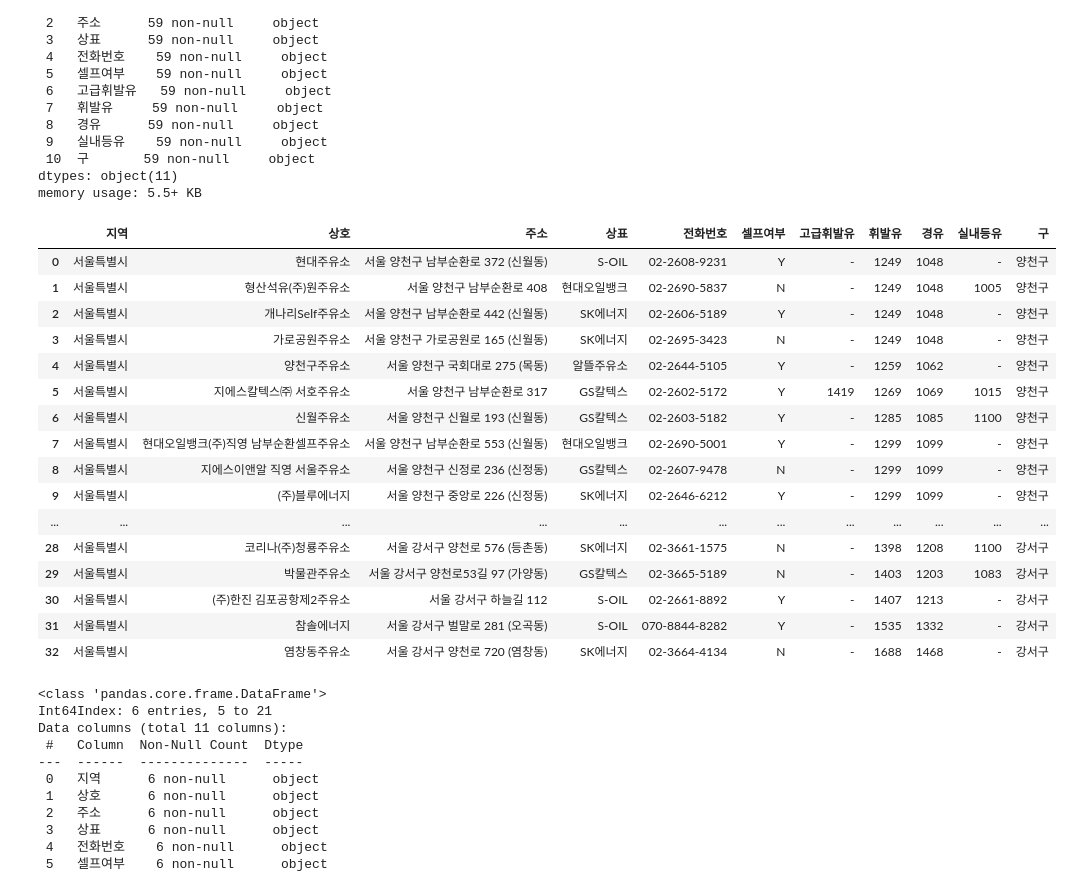
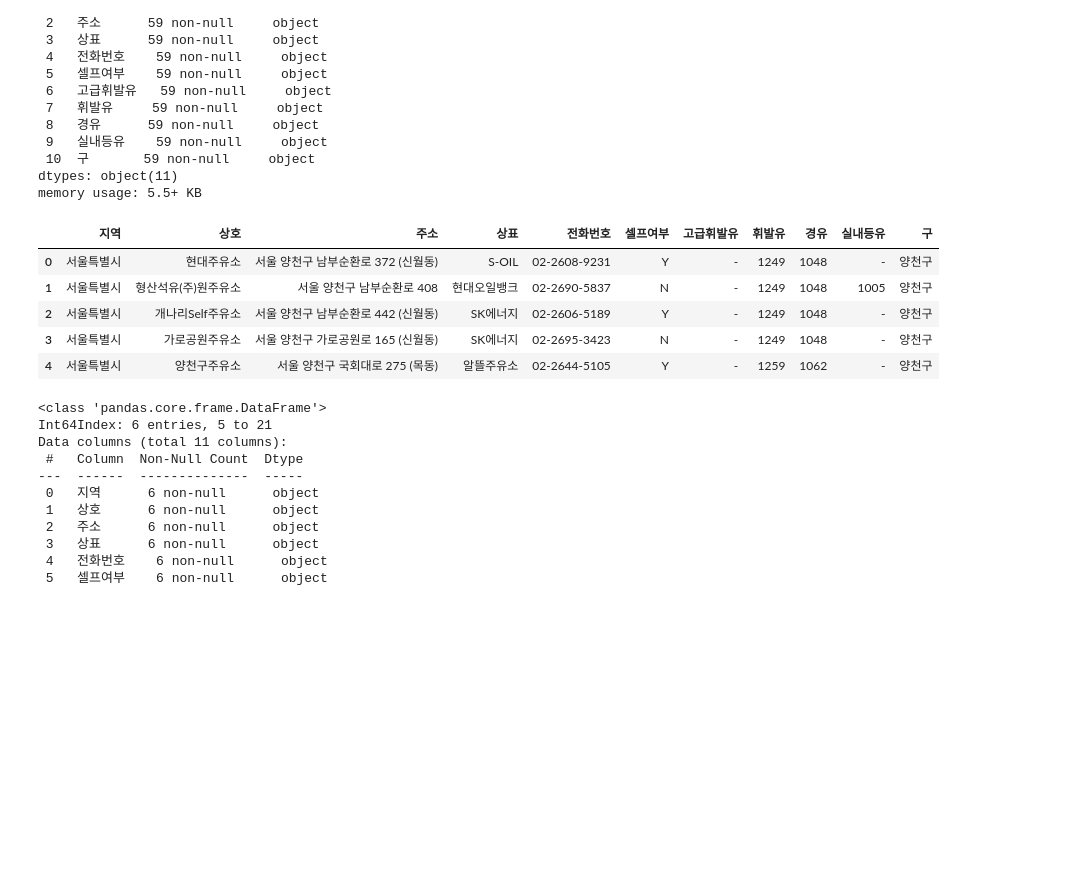
Before and after one commit to leele91/Data-Analysis-2020, a Jupyter notebook: 05.crawling/09.자택과제.ipynb, the cells around one changed output. Drawn from its saved outputs; the diff is of its cells as text; code cells hidden in the pictures; blank space fills up the shorter version.

```diff
--- a/05.crawling/09.자택과제.ipynb
+++ b/05.crawling/09.자택과제.ipynb
@@ -157,25 +157,14 @@ Data columns (total 11 columns):
 dtypes: object(11)
 memory usage: 5.5+ KB
 # %%
-stations2
+stations2.head()
 # %% [output]
 |  | 지역 | 상호 | 주소 | 상표 | 전화번호 | 셀프여부 | 고급휘발유 | 휘발유 | 경유 | 실내등유 | 구 |
 | 0 | 서울특별시 | 현대주유소 | 서울 양천구 남부순환로 372 (신월동) | S-OIL | 02-2608-9231 | Y | - | 1249 | 1048 | - | 양천구 |
 | 1 | 서울특별시 | 형산석유(주)원주유소 | 서울 양천구 남부순환로 408 | 현대오일뱅크 | 02-2690-5837 | N | - | 1249 | 1048 | 1005 | 양천구 |
 | 2 | 서울특별시 | 개나리Self주유소 | 서울 양천구 남부순환로 442 (신월동) | SK에너지 | 02-2606-5189 | Y | - | 1249 | 1048 | - | 양천구 |
 | 3 | 서울특별시 | 가로공원주유소 | 서울 양천구 가로공원로 165 (신월동) | SK에너지 | 02-2695-3423 | N | - | 1249 | 1048 | - | 양천구 |
 | 4 | 서울특별시 | 양천구주유소 | 서울 양천구 국회대로 275 (목동) | 알뜰주유소 | 02-2644-5105 | Y | - | 1259 | 1062 | - | 양천구 |
-| 5 | 서울특별시 | 지에스칼텍스㈜ 서호주유소 | 서울 양천구 남부순환로 317 | GS칼텍스 | 02-2602-5172 | Y | 1419 | 1269 | 1069 | 1015 | 양천구 |
-| 6 | 서울특별시 | 신월주유소 | 서울 양천구 신월로 193 (신월동) | GS칼텍스 | 02-2603-5182 | Y | - | 1285 | 1085 | 1100 | 양천구 |
-| 7 | 서울특별시 | 현대오일뱅크(주)직영 남부순환셀프주유소 | 서울 양천구 남부순환로 553 (신월동) | 현대오일뱅크 | 02-2690-5001 | Y | - | 1299 | 1099 | - | 양천구 |
-| 8 | 서울특별시 | 지에스이앤알 직영 서울주유소 | 서울 양천구 신정로 236 (신정동) | GS칼텍스 | 02-2607-9478 | N | - | 1299 | 1099 | - | 양천구 |
-| 9 | 서울특별시 | (주)블루에너지 | 서울 양천구 중앙로 226 (신정동) | SK에너지 | 02-2646-6212 | Y | - | 1299 | 1099 | - | 양천구 |
-| ... | ... | ... | ... | ... | ... | ... | ... | ... | ... | ... | ... |
-| 28 | 서울특별시 | 코리나(주)청룡주유소 | 서울 강서구 양천로 576 (등촌동) | SK에너지 | 02-3661-1575 | N | - | 1398 | 1208 | 1100 | 강서구 |
-| 29 | 서울특별시 | 박물관주유소 | 서울 강서구 양천로53길 97 (가양동) | GS칼텍스 | 02-3665-5189 | N | - | 1403 | 1203 | 1083 | 강서구 |
-| 30 | 서울특별시 | (주)한진 김포공항제2주유소 | 서울 강서구 하늘길 112 | S-OIL | 02-2661-8892 | Y | - | 1407 | 1213 | - | 강서구 |
-| 31 | 서울특별시 | 참솔에너지 | 서울 강서구 벌말로 281 (오곡동) | S-OIL | 070-8844-8282 | Y | - | 1535 | 1332 | - | 강서구 |
-| 32 | 서울특별시 | 염창동주유소 | 서울 강서구 양천로 720 (염창동) | SK에너지 | 02-3664-4134 | N | - | 1688 | 1468 | - | 강서구 |
 # %%
 stations2['고급휘발유'] = pd.to_numeric(stations2['고급휘발유'])
 stations2.info()
```
Also changed, not shown: parts of 2 cells of this notebook.
